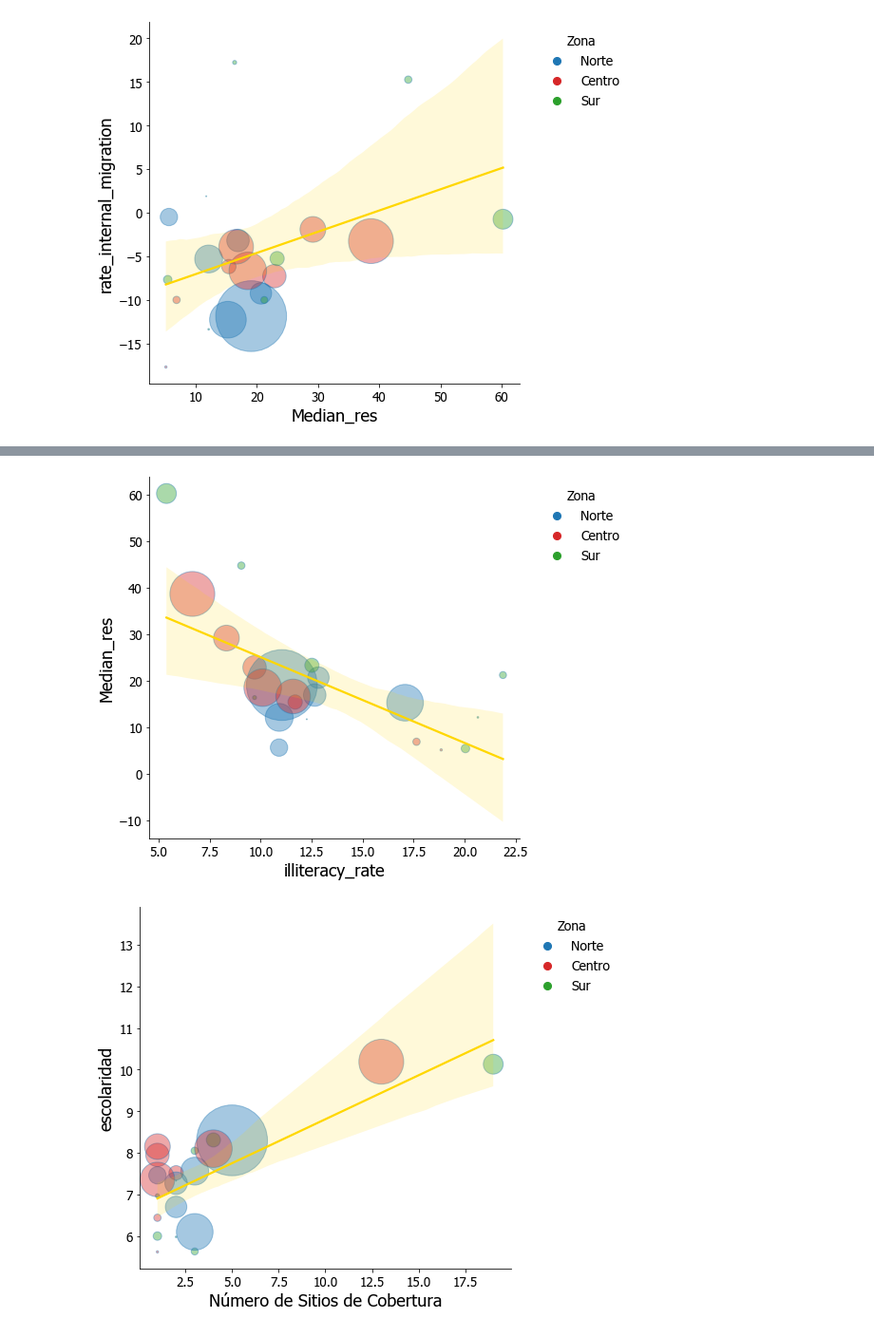
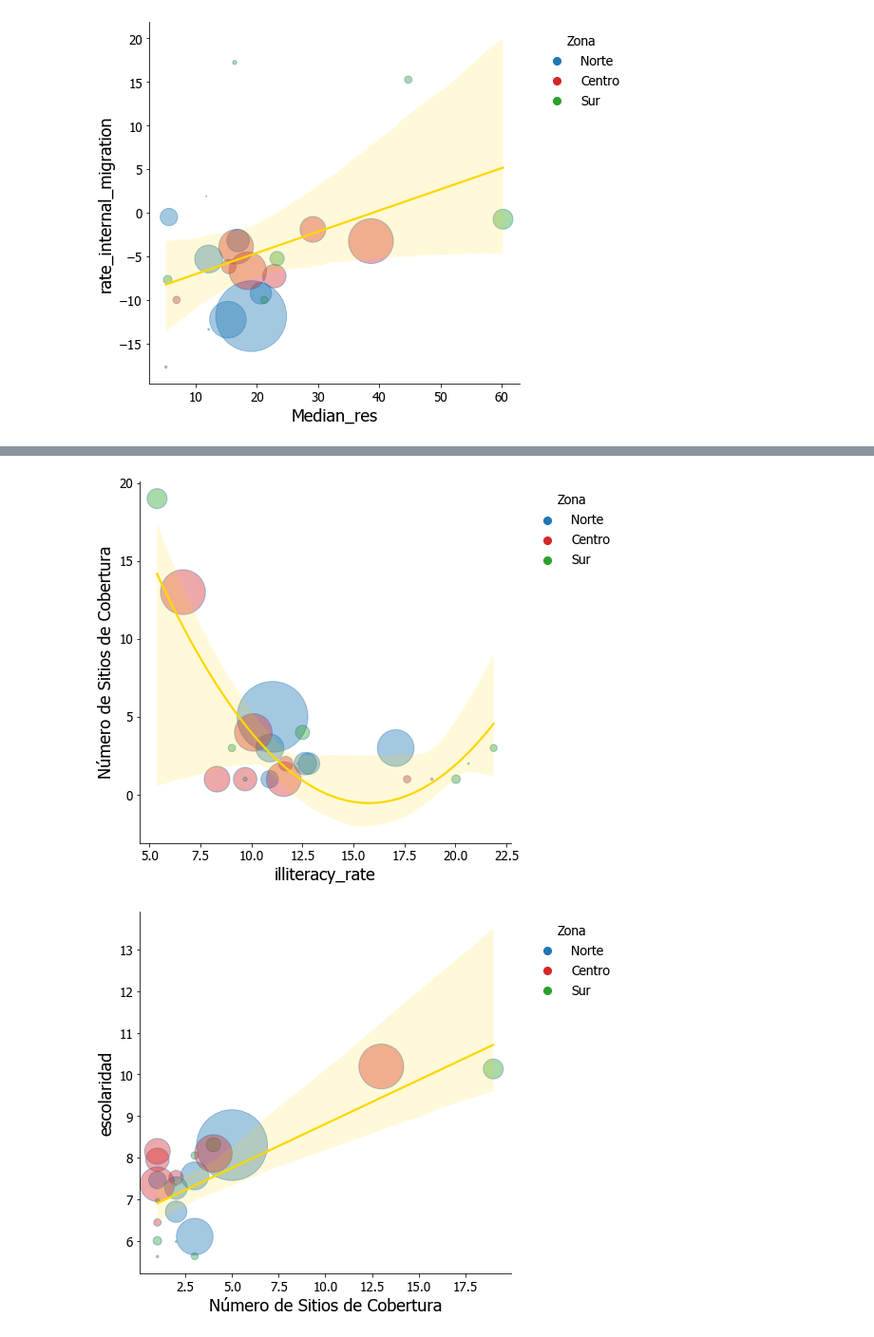
Before and after one commit to aamaguay/Preparing-Eathquake-Ec, a Jupyter notebook: Notebooks/Processing and Metrics.ipynb, the cells around one changed output, grey strips where cells are left out. Shown at 95% size. Cells and saved outputs as stored; diff of their text form; code cells hidden in the pictures.

```diff
--- a/Notebooks/Processing and Metrics.ipynb
+++ b/Notebooks/Processing and Metrics.ipynb
@@ -769,27 +780,27 @@ plt.show()
 # %%
 plt.figure(figsize=(7,7))
 
-sns.regplot(data= final_df_canton, x='illiteracy_rate', y='Median_res', marker='o',
+sns.regplot(data= final_df_canton, x='illiteracy_rate', y='Número de Sitios de Cobertura', marker='o',
     scatter_kws={'s': final_df_canton['Nro casas afectadas'], 'facecolors':final_df_canton['color_zona'], 'alpha': 0.4 },
-    line_kws={"color": "gold"},order=1)
+    line_kws={"color": "gold"},order=2)
 
 sns.despine(top=True, right=True, left=False, bottom=False)
 gll = plt.scatter([],[], s=65, marker='o', color='tab:blue')
 gl = plt.scatter([],[], s=65, marker='o', color='tab:red')
 ga = plt.scatter([],[], s=65, marker='o', color='tab:green')
 
 legend_x = 1.3
 legend_y = 1
 
 cl= ['tab:blue','tab:red','tab:green']
 lab= ['Norte','Centro', 'Sur']
 
 plt.legend((gll,gl,ga),('Norte', 'Centro', 'Sur'), scatterpoints=1,loc='best',ncol=1,
        fontsize=14, title="Zona", title_fontsize= 14,frameon=False,bbox_to_anchor=(legend_x, legend_y))
 
 plt.show()
 # %% [output]
-[figure, old version]
+[figure, new version]
 # %%
 plt.figure(figsize=(7,7))
 
```
Also changed, not shown: parts of 4 cells of this notebook, 2 other files.
